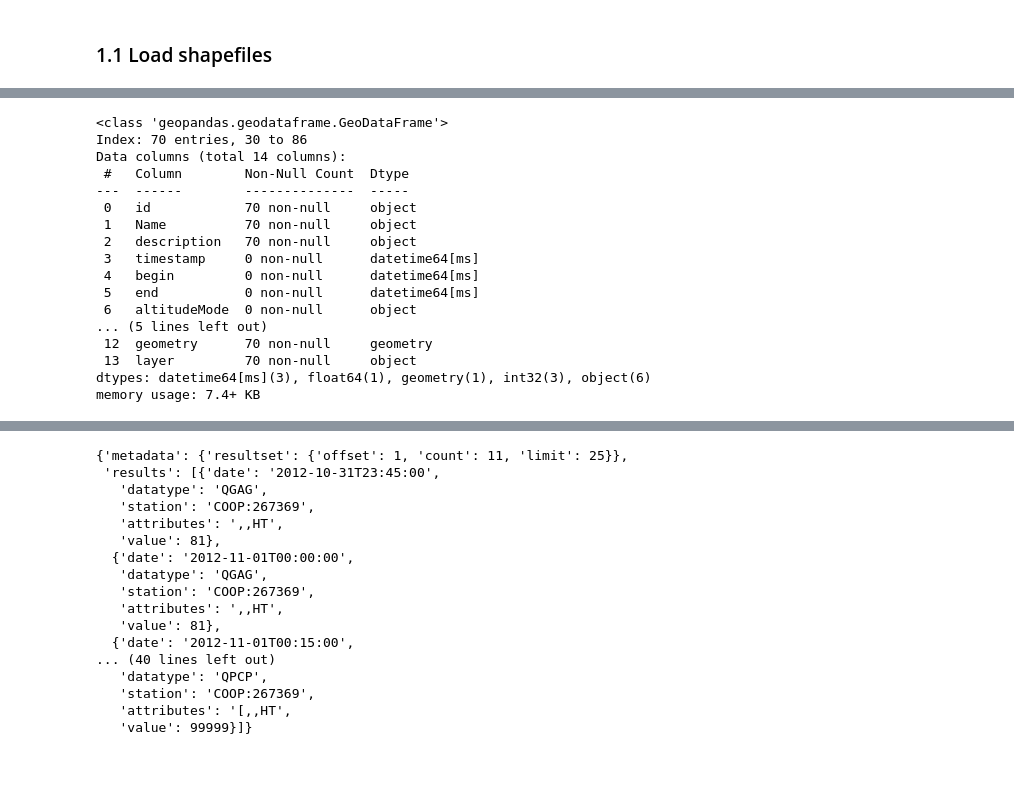
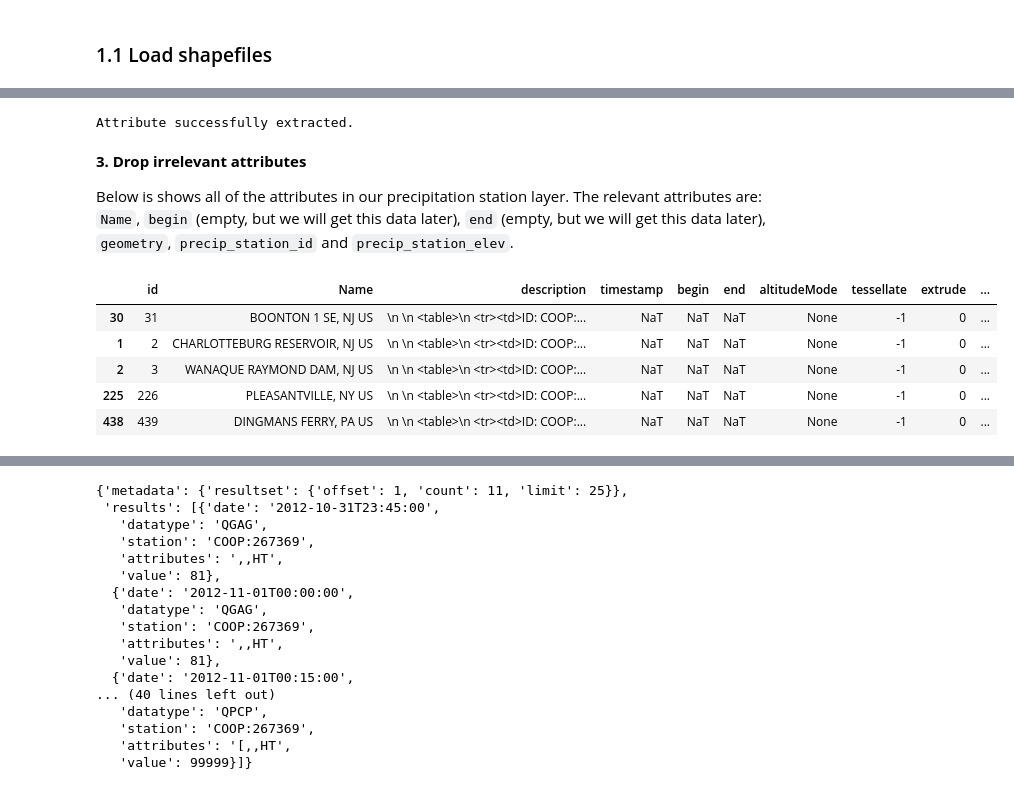
Before and after one commit to vpalvesalan/Unit-Hydrograph-Model, a Jupyter notebook: notebooks/prepocessing/data_prepocessing.ipynb, the cells around one changed output, grey strips where cells are left out. Drawn from its saved outputs; the diff is of its cells as text; code cells hidden in the pictures.

```diff
--- a/notebooks/prepocessing/data_prepocessing.ipynb
+++ b/notebooks/prepocessing/data_prepocessing.ipynb
@@ -141,20 +211,31 @@ precip_stations_clipped = gpd.clip(precip_stations.to_crs(upper_hudson_basin_30k
+# %%
+# Define function to extract precipitation station id and elevation attributes
+def decode_precipt_station_html(html):
+    soup = BeautifulSoup(html, 'html.parser')
+    id = soup.find('td').text.split(': ')[1].strip()
+    elevation = soup.find_all('td')[4].text.split(': ')[1]
+    elevation_int = int(re.findall(r'\d+', elevation)[0])
+
+    return pd.Series([id, elevation_int])
+
+# Extract attributes
+try:
+    precip_stations_clipped[['precip_station_id', 'precip_station_elev']] = precip_stations_clipped['description'].apply(decode_precipt_station_html)
+    print('Attribute successfully extracted.')
+except Exception as err:
+    print(f'Failed to extract attibutes: {err}')
+# %% [output]
+Attribute successfully extracted.
+# %% [markdown]
+**3. Drop irrelevant attributes**
+
+Below is shows all of the attributes in our precipitation station layer. The relevant attributes are: `Name`, `begin` (empty, but we will get this data later), `end` (empty, but we will get this data later), `geometry`, `precip_station_id` and `precip_station_elev`.
 # %%
-precip_stations_clipped.info()
+precip_stations_clipped.head()
 # %% [output]
-<class 'geopandas.geodataframe.GeoDataFrame'>
-Index: 70 entries, 30 to 86
-Data columns (total 14 columns):
- #   Column        Non-Null Count  Dtype
----  ------        --------------  -----
- 0   id            70 non-null     object
- 1   Name          70 non-null     object
- 2   description   70 non-null     object
- 3   timestamp     0 non-null      datetime64[ms]
- 4   begin         0 non-null      datetime64[ms]
- 5   end           0 non-null      datetime64[ms]
- 6   altitudeMode  0 non-null      object
-... (5 lines left out)
- 12  geometry      70 non-null     geometry
- 13  layer         70 non-null     object
-dtypes: datetime64[ms](3), float64(1), geometry(1), int32(3), object(6)
-memory usage: 7.4+ KB
+|  | id | Name | description | timestamp | begin | end | altitudeMode | tessellate | extrude | ... |
+| 30 | 31 | BOONTON 1 SE, NJ US | \n \n <table>\n <tr><td>ID: COOP:... | NaT | NaT | NaT | None | -1 | 0 | ... |
+| 1 | 2 | CHARLOTTEBURG RESERVOIR, NJ US | \n \n <table>\n <tr><td>ID: COOP:... | NaT | NaT | NaT | None | -1 | 0 | ... |
+| 2 | 3 | WANAQUE RAYMOND DAM, NJ US | \n \n <table>\n <tr><td>ID: COOP:... | NaT | NaT | NaT | None | -1 | 0 | ... |
+| 225 | 226 | PLEASANTVILLE, NY US | \n \n <table>\n <tr><td>ID: COOP:... | NaT | NaT | NaT | None | -1 | 0 | ... |
+| 438 | 439 | DINGMANS FERRY, PA US | \n \n <table>\n <tr><td>ID: COOP:... | NaT | NaT | NaT | None | -1 | 0 | ... |
```
Also changed, not shown: parts of 16 cells of this notebook, 2 other files.
